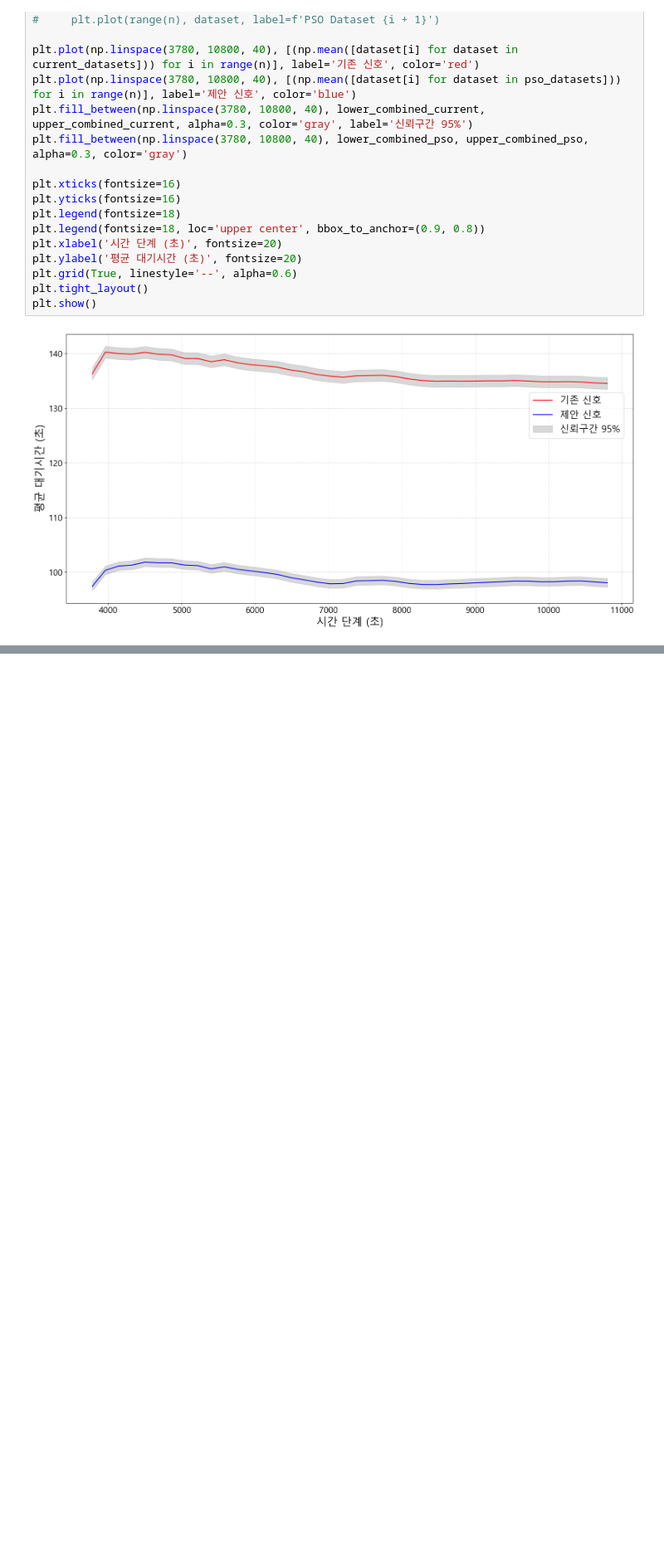
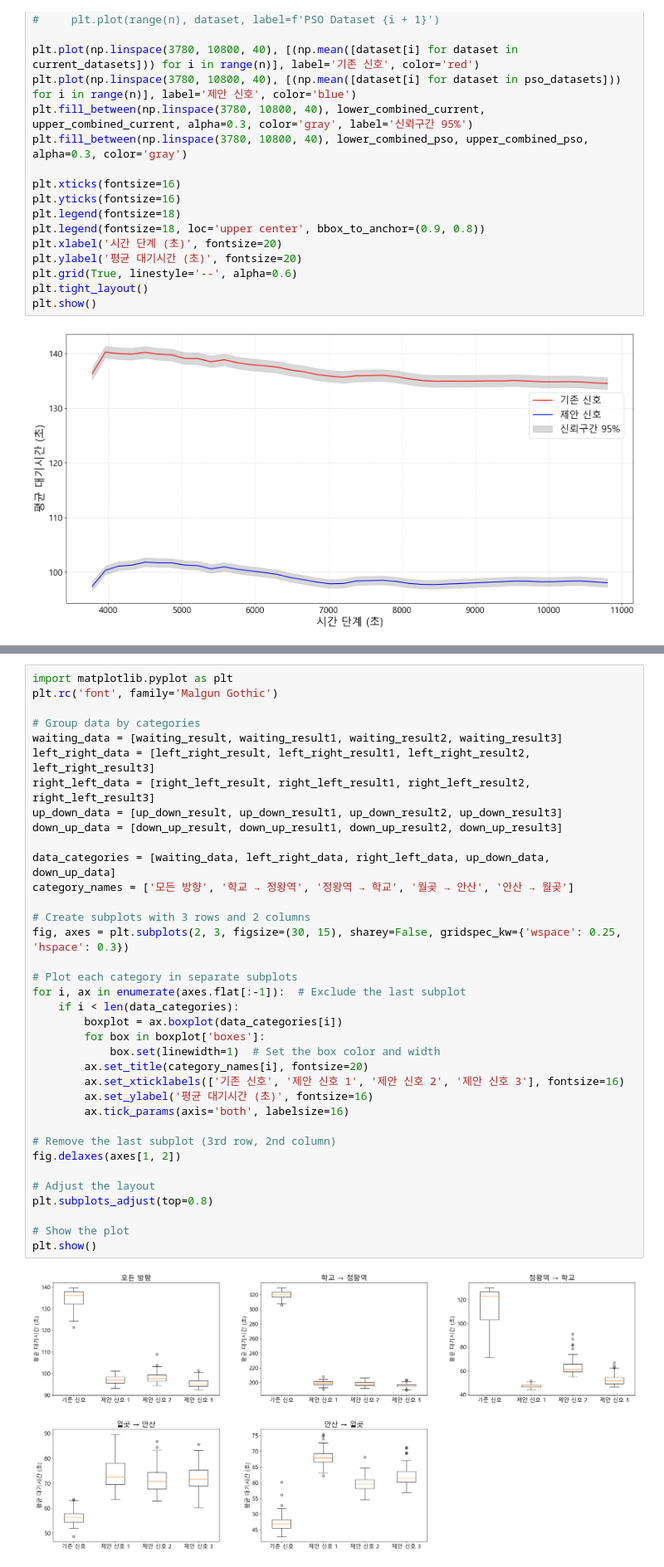
Before and after one commit to pjh09050/Graduation-research, a Jupyter notebook: 3_hour_퇴근_현재 - 복사본/graph.ipynb, the cells around one changed output, grey strips where cells are left out. Shown at 83% size. Drawn from its saved outputs; the diff is of its cells as text; blank space fills up the shorter version.

```diff
--- a/3_hour_퇴근_현재 - 복사본/graph.ipynb
+++ b/3_hour_퇴근_현재 - 복사본/graph.ipynb
@@ -184,0 +205,38 @@ plt.show()
+# %%
+import matplotlib.pyplot as plt
+plt.rc('font', family='Malgun Gothic')
+
+# Group data by categories
+waiting_data = [waiting_result, waiting_result1, waiting_result2, waiting_result3]
+left_right_data = [left_right_result, left_right_result1, left_right_result2, left_right_result3]
+right_left_data = [right_left_result, right_left_result1, right_left_result2, right_left_result3]
+up_down_data = [up_down_result, up_down_result1, up_down_result2, up_down_result3]
+down_up_data = [down_up_result, down_up_result1, down_up_result2, down_up_result3]
+
+data_categories = [waiting_data, left_right_data, right_left_data, up_down_data, down_up_data]
+category_names = ['모든 방향', '학교 → 정왕역', '정왕역 → 학교', '월곶 → 안산', '안산 → 월곶']
+
+# Create subplots with 3 rows and 2 columns
+fig, axes = plt.subplots(2, 3, figsize=(30, 15), sharey=False, gridspec_kw={'wspace': 0.25, 'hspace': 0.3})
+
+# Plot each category in separate subplots
+for i, ax in enumerate(axes.flat[:-1]):  # Exclude the last subplot
+    if i < len(data_categories):
+        boxplot = ax.boxplot(data_categories[i])
+        for box in boxplot['boxes']:
+            box.set(linewidth=1)  # Set the box color and width
+        ax.set_title(category_names[i], fontsize=20)
+        ax.set_xticklabels(['기존 신호', '제안 신호 1', '제안 신호 2', '제안 신호 3'], fontsize=16)
+        ax.set_ylabel('평균 대기시간 (초)', fontsize=16)
+        ax.tick_params(axis='both', labelsize=16)
+
+# Remove the last subplot (3rd row, 2nd column)
+fig.delaxes(axes[1, 2])
+
+# Adjust the layout
+plt.subplots_adjust(top=0.8)
+
+# Show the plot
+plt.show()
+# %% [output]
+[figure, added]
```
Also changed, not shown: parts of 3 cells of this notebook, 4 other files.
